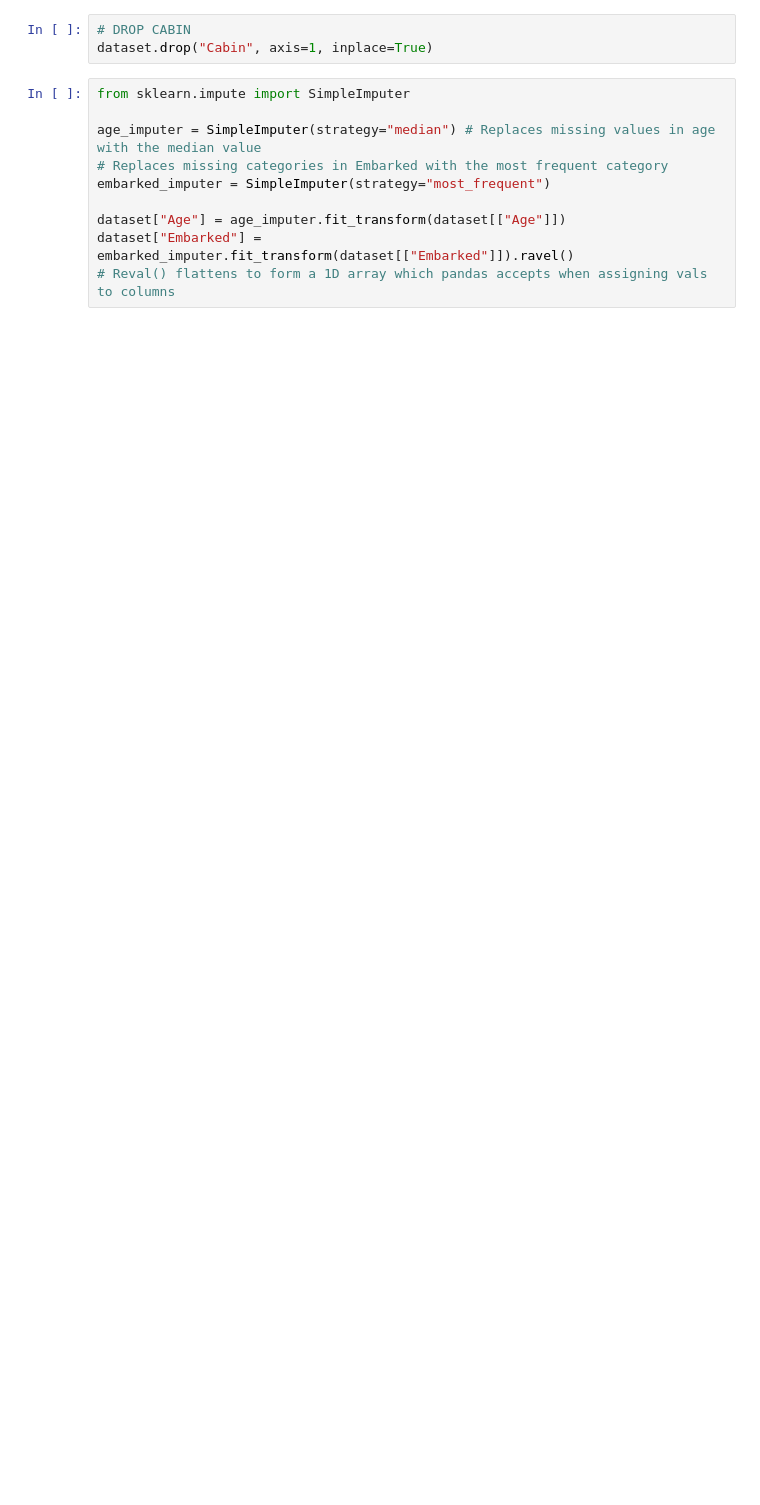
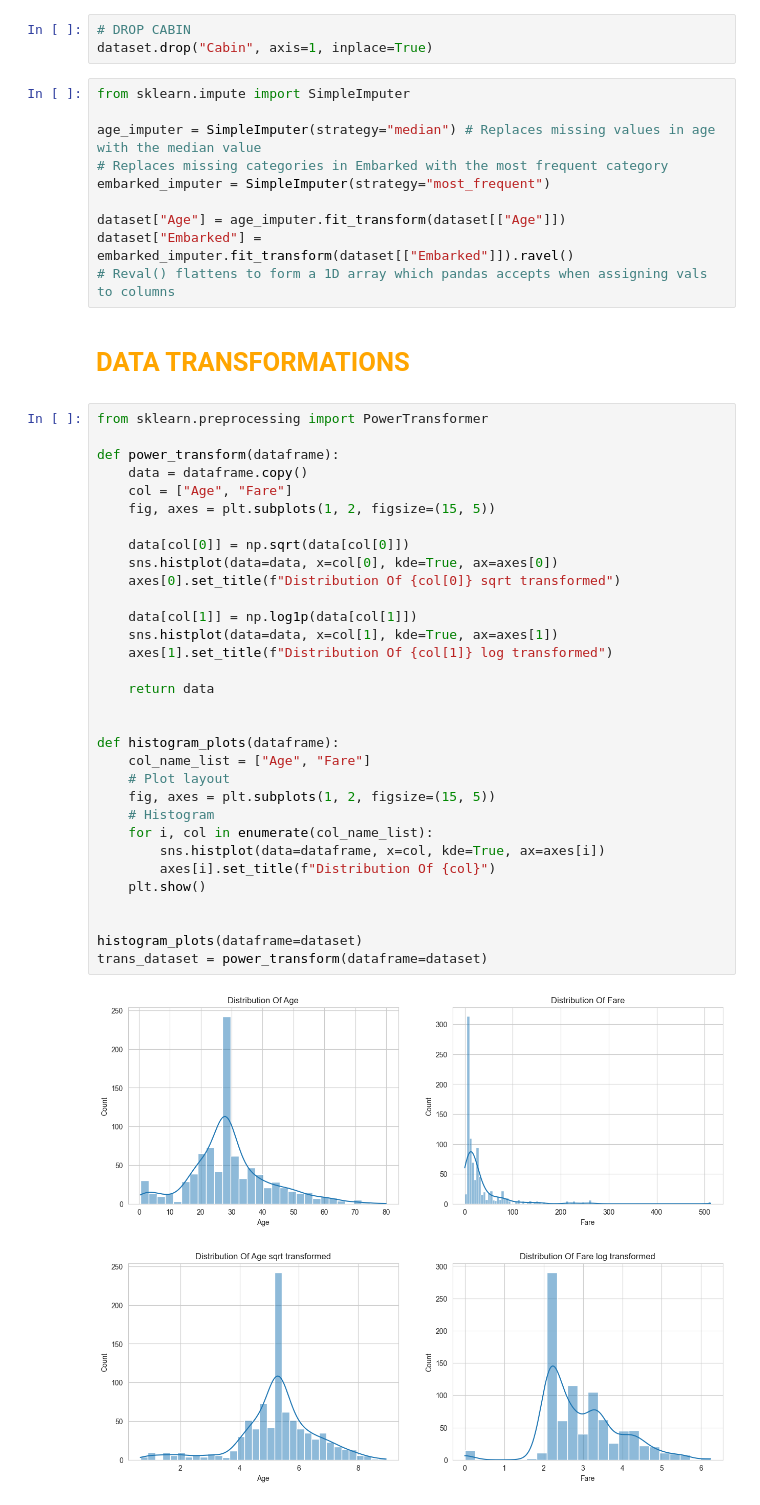
Before and after one commit to MDeus-ai/deus, a Jupyter notebook: public/assets/datastories_assets/notebooks/titanic_story_nb.ipynb, the cells around one changed output. Drawn from its saved outputs; the diff is of its cells as text; blank space fills up the shorter version.

```diff
--- a/public/assets/datastories_assets/notebooks/titanic_story_nb.ipynb
+++ b/public/assets/datastories_assets/notebooks/titanic_story_nb.ipynb
@@ -192,3 +192,42 @@ embarked_imputer = SimpleImputer(strategy="most_frequent")
 dataset["Age"] = age_imputer.fit_transform(dataset[["Age"]])
 dataset["Embarked"] = embarked_imputer.fit_transform(dataset[["Embarked"]]).ravel()
 # Reval() flattens to form a 1D array which pandas accepts when assigning vals to columns
+# %% [markdown]
+<div style="text-align: left; color: orange; font-size: 20px; font-weight: bold">
+    <h3>DATA TRANSFORMATIONS</h3>
+</div>
+# %%
+from sklearn.preprocessing import PowerTransformer
+
+def power_transform(dataframe):
+    data = dataframe.copy()
+    col = ["Age", "Fare"]
+    fig, axes = plt.subplots(1, 2, figsize=(15, 5))
+
+    data[col[0]] = np.sqrt(data[col[0]])
+    sns.histplot(data=data, x=col[0], kde=True, ax=axes[0])
+    axes[0].set_title(f"Distribution Of {col[0]} sqrt transformed")
+
+    data[col[1]] = np.log1p(data[col[1]])
+    sns.histplot(data=data, x=col[1], kde=True, ax=axes[1])
+    axes[1].set_title(f"Distribution Of {col[1]} log transformed")
+
+    return data
+
+
+def histogram_plots(dataframe):
+    col_name_list = ["Age", "Fare"]
+    # Plot layout
+    fig, axes = plt.subplots(1, 2, figsize=(15, 5))
+    # Histogram
+    for i, col in enumerate(col_name_list):
+        sns.histplot(data=dataframe, x=col, kde=True, ax=axes[i])
+        axes[i].set_title(f"Distribution Of {col}")
+    plt.show()
+
+
+histogram_plots(dataframe=dataset)
+trans_dataset = power_transform(dataframe=dataset)
+# %% [output]
+[figure, added]
+[figure, added]
```
Also changed, not shown: parts of 1 cell of this notebook, 18 other files.
